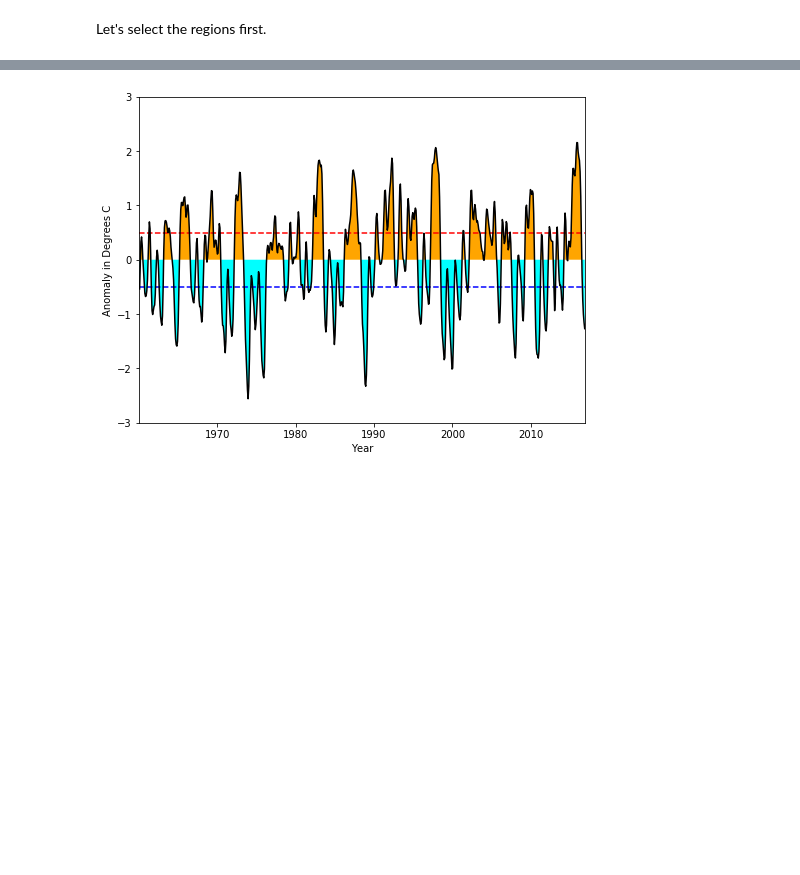
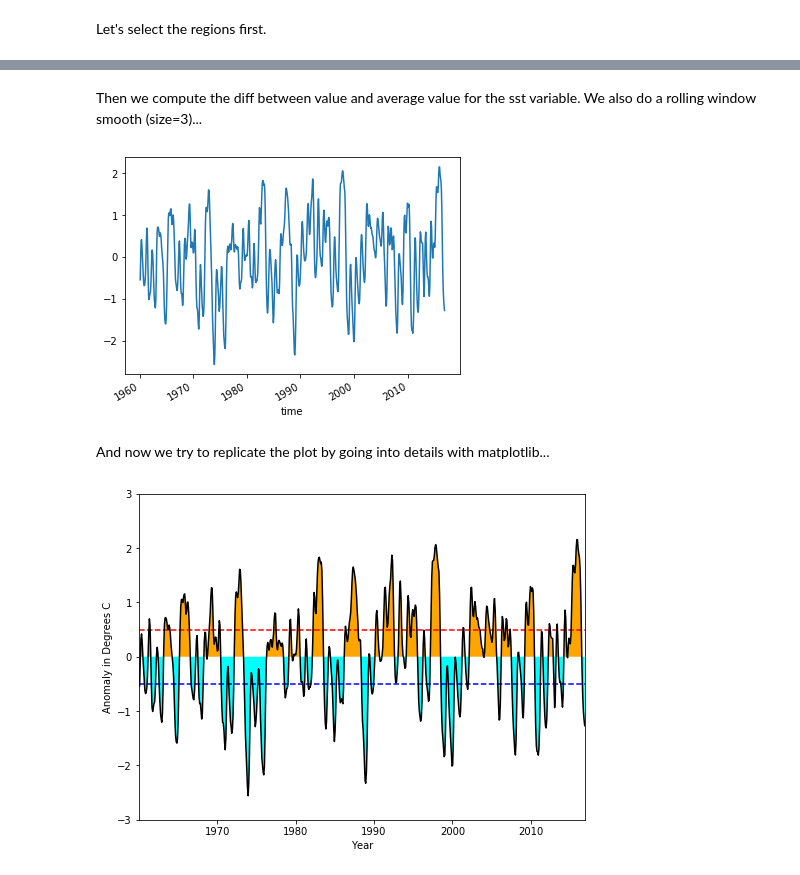
Before and after one commit to cwerner/kit_micmor_summerschool_2019, a Jupyter notebook: nbs/06_intro_xarray-extra-examples.ipynb, the cells around one changed output, grey strips where cells are left out. Cells and saved outputs as stored; diff of their text form; code cells hidden in the pictures; blank space fills up the shorter version.

```diff
--- a/nbs/06_intro_xarray-extra-examples.ipynb
+++ b/nbs/06_intro_xarray-extra-examples.ipynb
@@ -51,3 +66,12 @@ ts=(a - a.mean()).sst.rolling(time=3, center=True).mean()
+# %% [markdown]
+Then we compute the diff between value and average value for the sst variable. We also do a rolling window smooth (size=3)...
+# %%
+ts = (a - a.mean()).sst.rolling(time=3, center=True).mean()
+ts.plot();
+# %% [output]
+[figure, added]
+# %% [markdown]
+And now we try to replicate the plot by going into details with matplotlib...
 # %%
 fig, ax = plt.subplots(1,1,figsize=(8,6))
 y2=np.zeros_like(ts.values)
```
Also changed, not shown: parts of 22 cells of this notebook, 2 other files.
